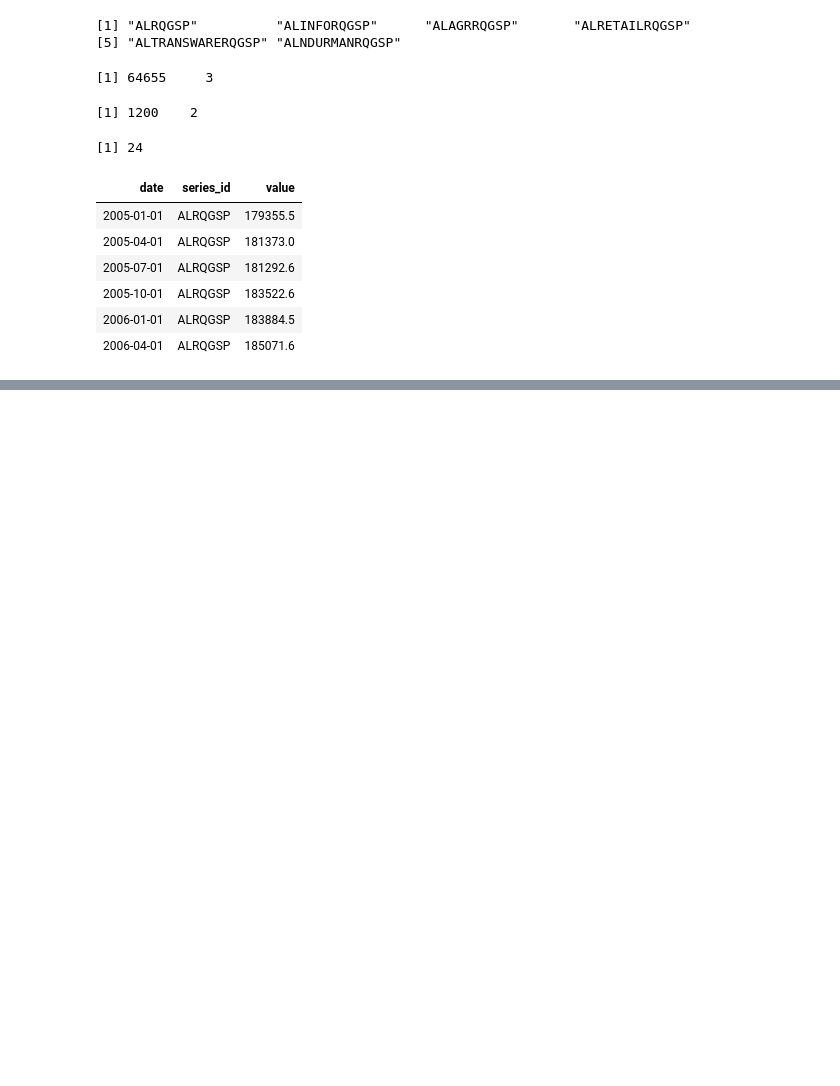
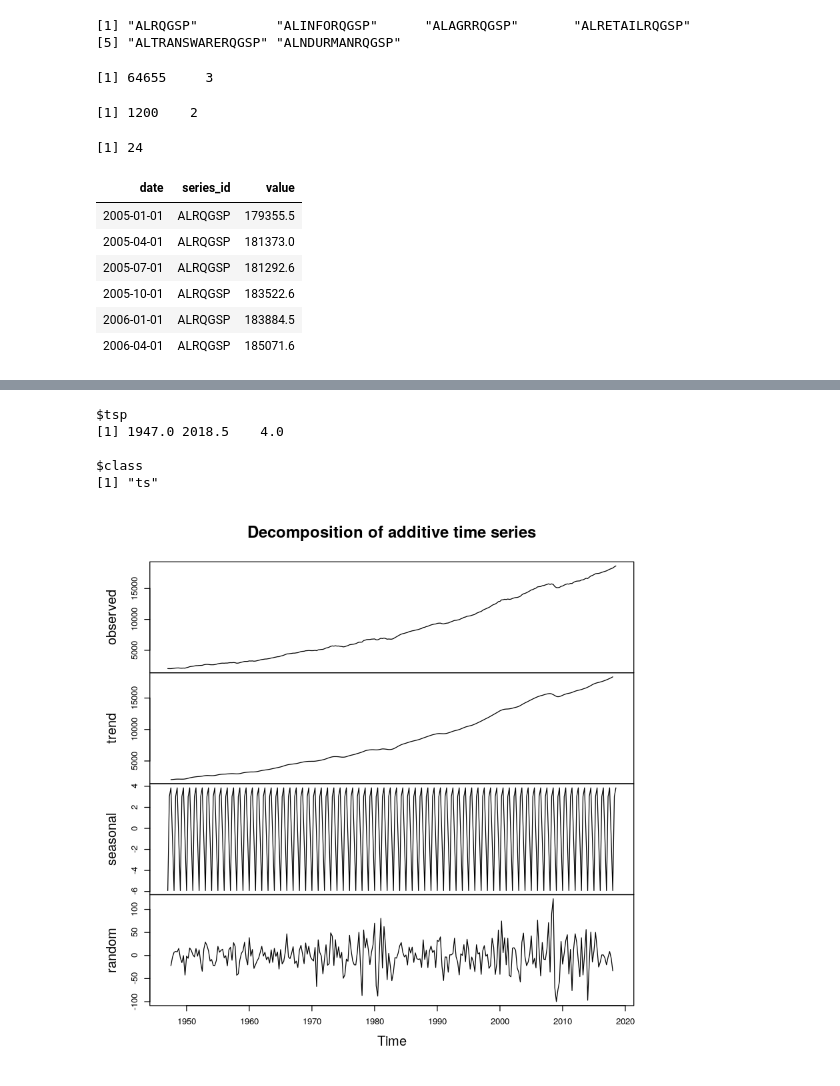
Before and after one commit to xenakas/hierarchical_modelling, a Jupyter notebook: data/us/download_fredr.ipynb, the cells around one changed output, grey strips where cells are left out. Drawn from its saved outputs; the diff is of its cells as text; code cells hidden in the pictures; blank space fills up the shorter version.

```diff
--- a/data/us/download_fredr.ipynb
+++ b/data/us/download_fredr.ipynb
@@ -100,0 +142,2 @@ gdp_us_1
+# %%
+gdp_us = fredr(series_id = 'GDPC1' )
@@ -100,0 +170,12 @@ gdp_us_1
+# %%
+data_ts <- ts(gdp_us$value, frequency=4, start=c(1947,1))
+attributes(data_ts)
+dcomp<-decompose(data_ts, type=c("additive"))
+plot(dcomp)
+# %% [output]
+$tsp
+[1] 1947.0 2018.5    4.0
+
+$class
+[1] "ts"
+[figure, added]
```
Also changed, not shown: parts of 17 cells of this notebook, 2 other files.
